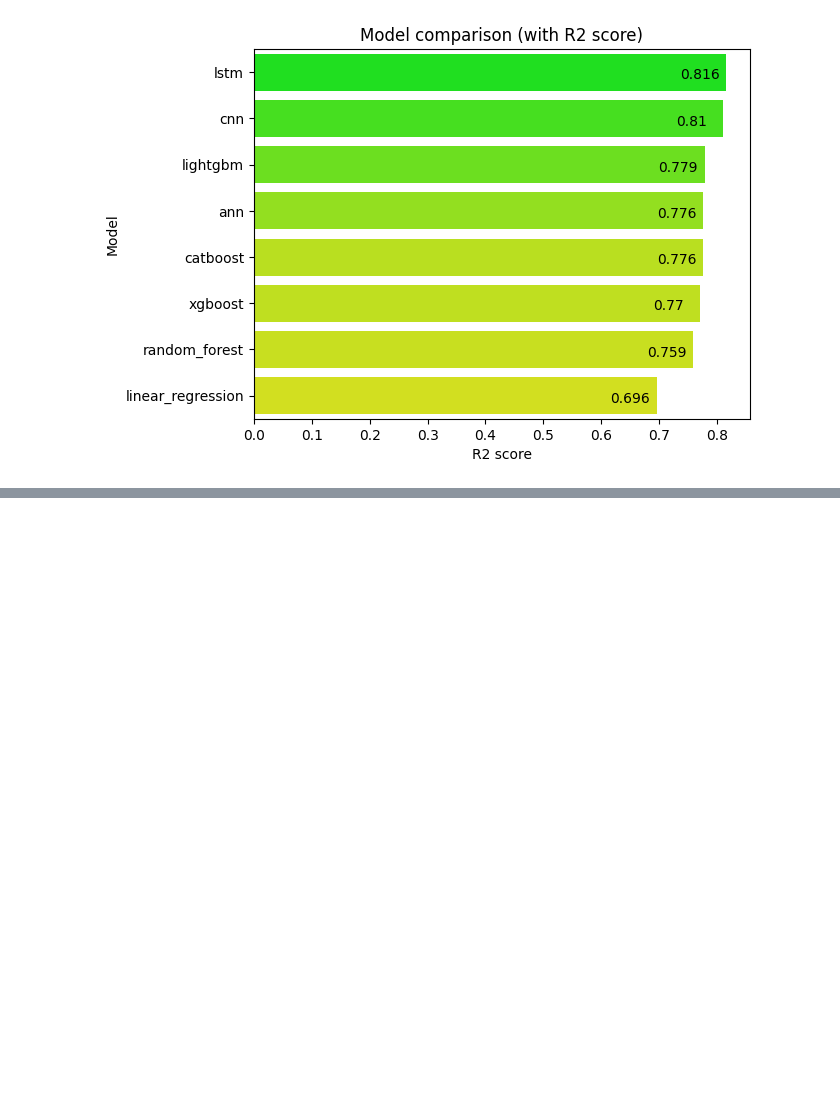
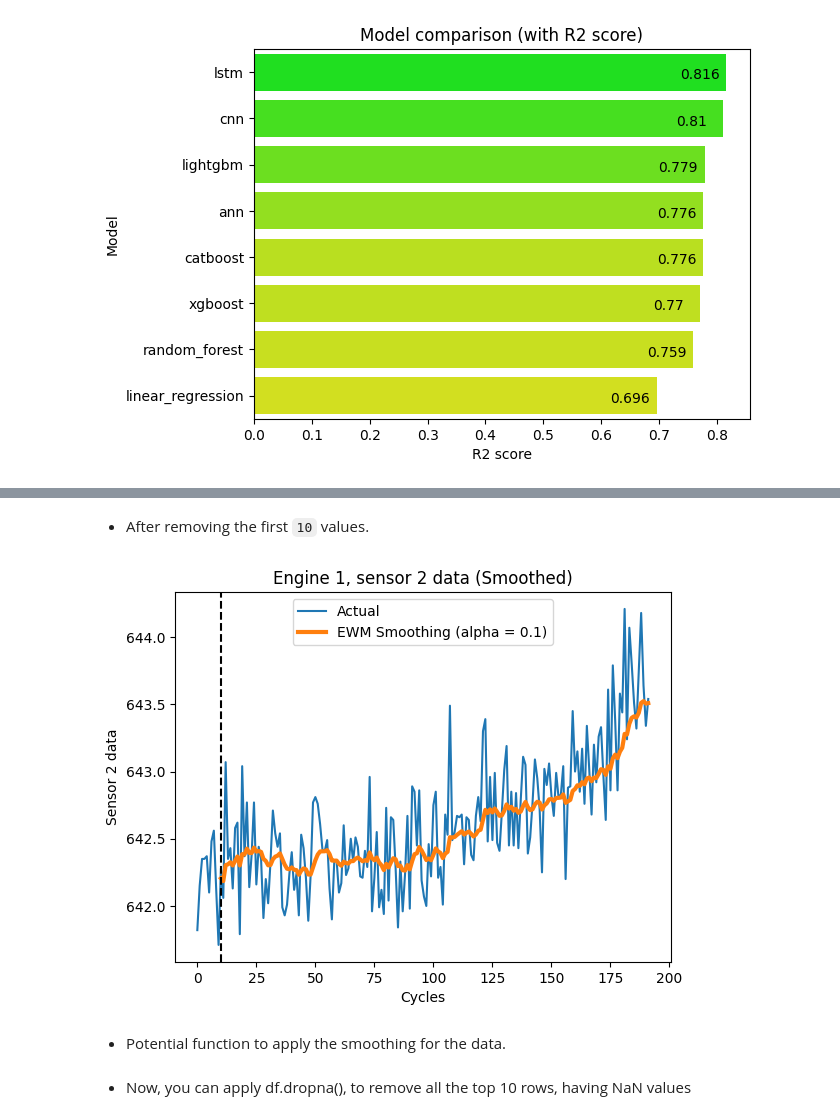
Before and after one commit to Mainakcris7/RUL_CMAPSS, a Jupyter notebook: rul_prediction.ipynb, the cells around one changed output, grey strips where cells are left out. Saved outputs shown, nothing was run; the diff lists cells and outputs as text; code cells hidden in the pictures; blank space fills up the shorter version.

```diff
--- a/rul_prediction.ipynb
+++ b/rul_prediction.ipynb
@@ -990,0 +1045,17 @@ plt.title("Model comparison (with R2 score)");
+# %%
+smoothed_sensor2.iloc[:10] = np.nan
+# %% [markdown]
+- After removing the first `10` values.
+# %%
+# smoothed_sensor2
+sns.lineplot(engine_1["sensor2"], label = "Actual")
+sns.lineplot(smoothed_sensor2, lw = 3, label = "EWM Smoothing (alpha = 0.1)")
+plt.axvline(x = 10, linestyle = "--", color = 'black')
+plt.legend(loc = 'upper center')
+plt.xlabel("Cycles")
+plt.ylabel("Sensor 2 data")
+plt.title("Engine 1, sensor 2 data (Smoothed)");
+# %% [output]
+[figure, added]
+# %% [markdown]
+- Potential function to apply the smoothing for the data.
@@ -990,0 +1078,2 @@ plt.title("Model comparison (with R2 score)");
+# %% [markdown]
+- Now, you can apply df.dropna(), to remove all the top 10 rows, having NaN values
```
Also changed, not shown: parts of 17 cells of this notebook.
